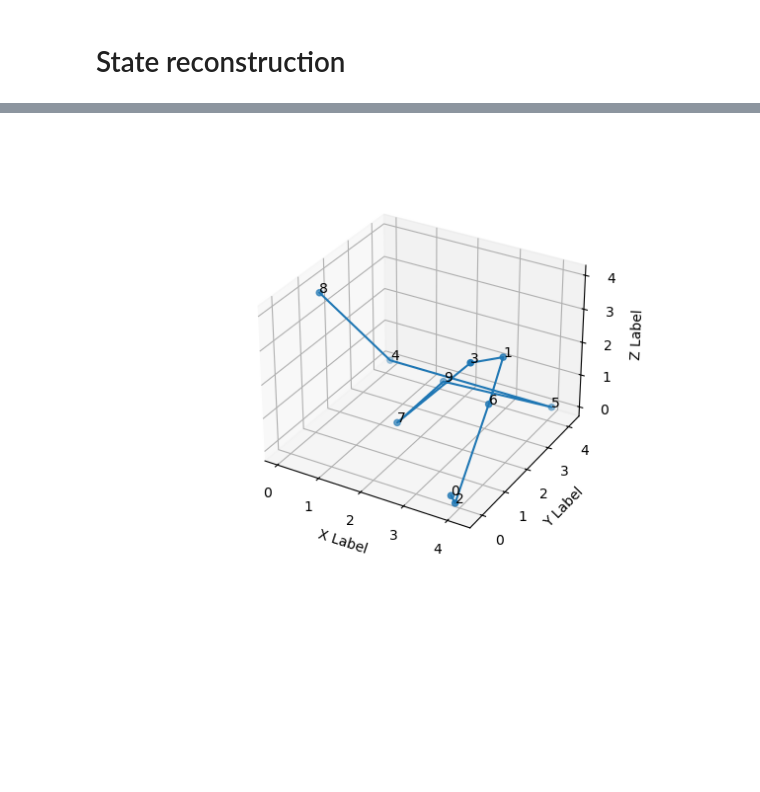
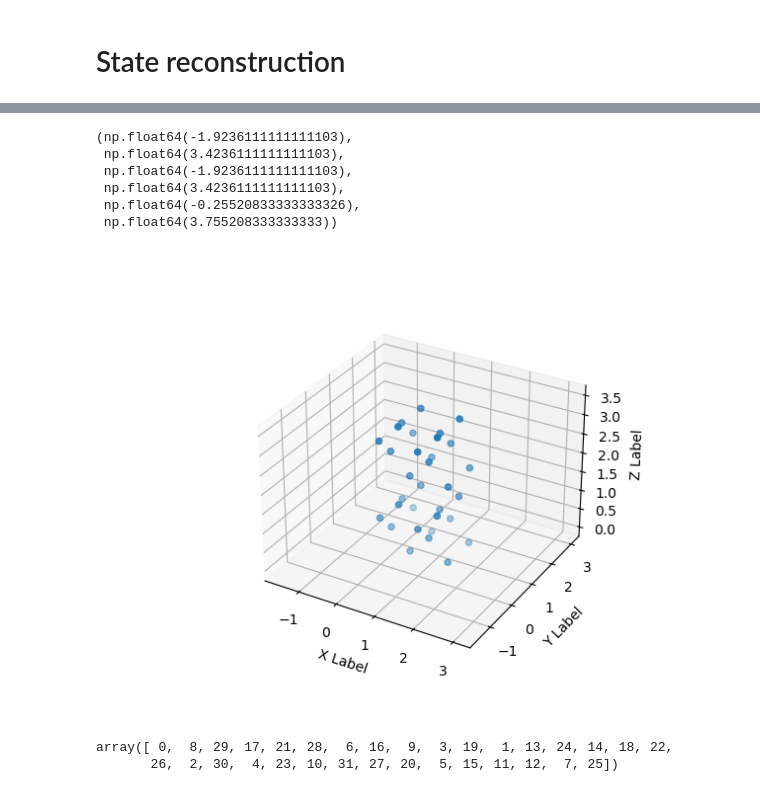
Before and after one commit to maurice-debray/spin_reconstruction, a Jupyter notebook: simulation.ipynb, the cells around one changed output, grey strips where cells are left out. Saved outputs shown, nothing was run; the diff lists cells and outputs as text; code cells hidden in the pictures; blank space fills up the shorter version.

Commit message:
feat: Tried to understand will's data (and failed)

```diff
--- a/simulation.ipynb
+++ b/simulation.ipynb
@@ -54,6 +57,6 @@ def couplings(sites):
             couplings[i, j] = compute_coupling(x, y, z, sites[i][3], sites[j][3])
     return couplings
 # %%
-test_sites = generate_lattice_sites(10, cell_number=5)
+test_sites = generate_lattice_sites(1000, cell_number=2)
 # %%
 test_couplings = couplings(test_sites)
@@ -224,7 +373,7 @@ def compute_sites(couplings, lattice_size, site_nb, tolerance):
 import time
 
 t0 = time.perf_counter()
-final_sites, permutation = compute_sites(test_couplings, lattice_size = 5, site_nb=site_nb, tolerance = 0.005)
+final_sites, permutation = compute_sites(renormalized_data, lattice_size = 10, site_nb=site_nb, tolerance = 5)
 t = time.perf_counter() - t0
 print(f"Time {t}")
 # %% [output]
@@ -249,0 +398,7 @@ Time 38.674826944000074
+# %%
+f = -1
+print(test_sites)
+for i, s in enumerate(final_sites):
+    if check_configuration(s, test_sites):
+        print(f"OK {i}")
+        f = i
@@ -250,17 +423,61 @@ Time 38.674826944000074
+# %%
+def invert_permutation(p):
+    """Return an array s with which np.array_equal(arr[p][s], arr) is True.
+    The array_like argument p must be some permutation of 0, 1, ..., len(p)-1.
+    """
+    p = np.asanyarray(p) # in case p is a tuple, etc.
+    s = np.empty_like(p)
+    s[p] = np.arange(p.size)
+    return s
 # %%
 fig = plt.figure()
 ax = fig.add_subplot(projection='3d')
 
+permutation_inv = invert_permutation(permutation)
+
 positions = lattice_x[None,:]*test_sites[:,0][:,None] + lattice_y[None,:] * test_sites[:,1][:,None] + lattice_z[None,:] * test_sites[:,2][:,None] + lattice_s[test_sites[:,3]]
 
 ax.scatter(positions[:,0], positions[:,1], positions[:,2])
+"""
 ax.plot(positions[permutation,0], positions[permutation,1], positions[permutation,2])
 
+for i in range(test_sites.shape[0]):
+    ax.text(positions[i,0], positions[i,1], positions[i,2], str(i), color="blue")
+
+
+sites = final_sites[f]
+
+x_sites = np.min(sites[:,0])
+x_original = np.min(test_sites[:,0])
+y_sites = np.min(sites[:,1])
+y_original = np.min(test_sites[:,1])
+z_sites = np.min(sites[:,2])
+z_original = np.min(test_sites[:,2])
+
+sites = sites + np.array([[x_original - x_sites, y_original - y_sites, z_original - z_sites, 0]])
+
+positions = lattice_x[None,:]*sites[:,0][:,None] + lattice_y[None,:] * sites[:,1][:,None] + lattice_z[None,:] * sites[:,2][:,None] + lattice_s[sites[:,3]]
+
+ax.scatter(positions[:,0], positions[:,1], positions[:,2])
+
+
+for i in range(test_sites.shape[0]):
+    ax.text(positions[permutation_inv[i],0], positions[permutation_inv[i],1], positions[permutation_inv[i],2], str(i), color="orange")
+"""
 ax.set_xlabel('X Label')
 ax.set_ylabel('Y Label')
 ax.set_zlabel('Z Label')
-
-for i in range(test_sites.shape[0]):
-    ax.text(positions[i,0], positions[i,1], positions[i,2], str(i))
+ax.axis('equal')
 # %% [output]
+(np.float64(-1.9236111111111103),
+ np.float64(3.4236111111111103),
+ np.float64(-1.9236111111111103),
+ np.float64(3.4236111111111103),
+ np.float64(-0.25520833333333326),
+ np.float64(3.755208333333333))
-[figure, old version]
+[figure, new version]
+# %%
+permutation
+# %% [output]
+array([ 0,  8, 29, 17, 21, 28,  6, 16,  9,  3, 19,  1, 13, 24, 14, 18, 22,
+       26,  2, 30,  4, 23, 10, 31, 27, 20,  5, 15, 11, 12,  7, 25])
```
Also changed, not shown: parts of 14 cells of this notebook.
